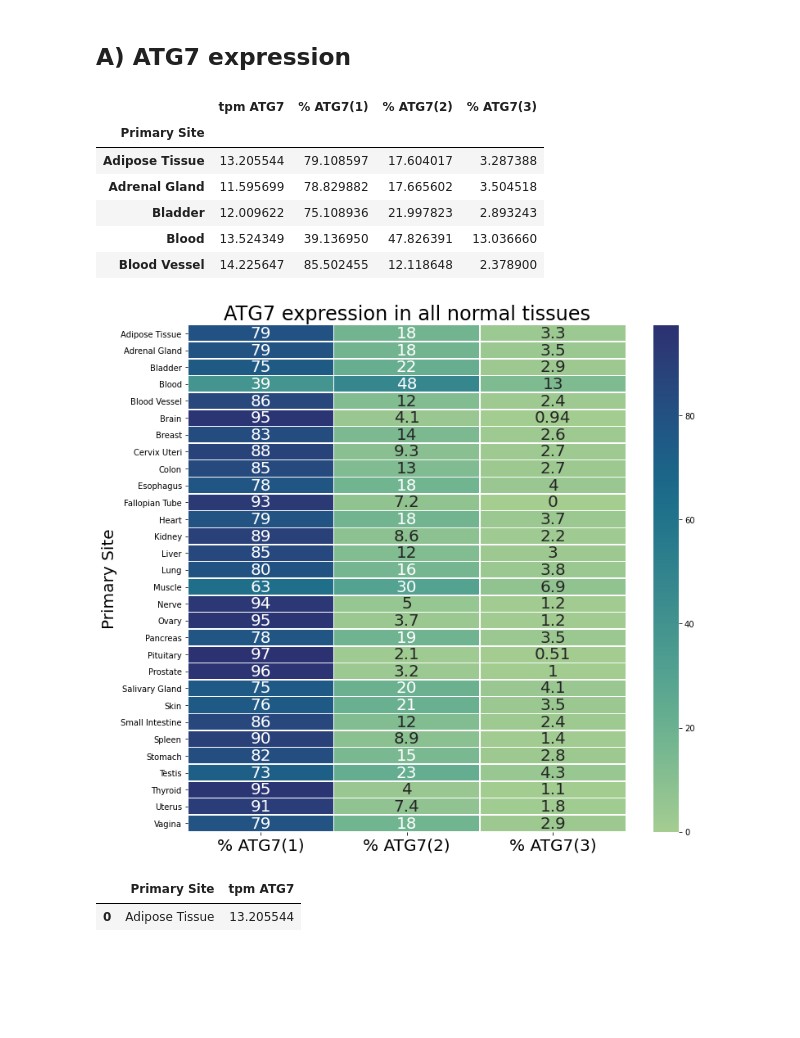
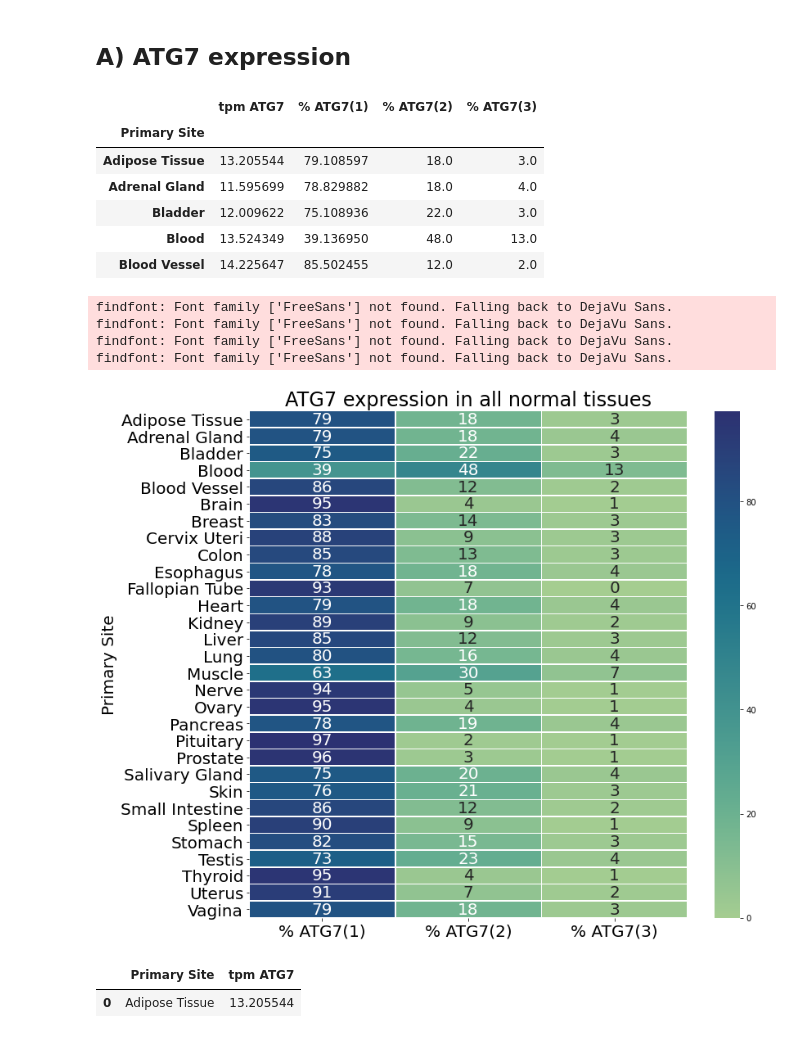
Before and after one commit to Keviosta/Article_short_isoform_ATG7_private, a Jupyter notebook: ATG7/atg7_all_tissue_analyse/ATG7 characterisation/all_organs_ATG7_isoform_characterisation.ipynb, the cells around one changed output. Drawn from its saved outputs; the diff is of its cells as text; code cells hidden in the pictures; blank space fills up the shorter version.

```diff
--- a/ATG7/atg7_all_tissue_analyse/ATG7 characterisation/all_organs_ATG7_isoform_characterisation.ipynb
+++ b/ATG7/atg7_all_tissue_analyse/ATG7 characterisation/all_organs_ATG7_isoform_characterisation.ipynb
@@ -51,18 +51,22 @@ df_sampletype= df_ATG7_Normal[['Primary_Site',
                                'ATG7_2perc',
                                'ATG7_3perc']]
 
-df_sampletype = df_sampletype.assign(ATG7_3perc =  df_sampletype['ATG7_3perc'].abs(),
+df_sampletype = df_sampletype.assign(ATG7_3perc = df_sampletype['ATG7_3perc'].abs(),
                                      ATG7_2perc = df_sampletype['ATG7_2perc'].abs())
 
 #Column rename
 df_sampletype = df_sampletype.rename(columns = {'Primary_Site' : 'Primary Site',
-                                        'ATG7_total': 'tpm ATG7',
-                                        'ATG7_1perc' : "% ATG7(1)",
-                                        'ATG7_2perc' : "% ATG7(2)",
-                                        'ATG7_3perc' : "% ATG7(3)"})
+                                                'ATG7_total': 'tpm ATG7',
+                                                'ATG7_1perc' : "% ATG7(1)",
+                                                'ATG7_2perc' : "% ATG7(2)",
+                                                'ATG7_3perc' : "% ATG7(3)"})
 
 #Groupby to have merge of all the primary site
 df_sampletype= df_sampletype.groupby('Primary Site').agg(numpy.mean)
+
+#no decimal
+df_sampletype['% ATG7(2)'] = df_sampletype['% ATG7(2)'].round(0)
+df_sampletype['% ATG7(3)'] = df_sampletype['% ATG7(3)'].round(0)
 
 #To not have 1E-06 I change it to zero
 df_sampletype['% ATG7(3)']['Fallopian Tube'] = 0
@@ -71,21 +75,26 @@ df_sampletype.head()
 # %% [output]
 |  | tpm ATG7 | % ATG7(1) | % ATG7(2) | % ATG7(3) |
 | Primary Site |  |  |  |  |
-| Adipose Tissue | 13.205544 | 79.108597 | 17.604017 | 3.287388 |
-| Adrenal Gland | 11.595699 | 78.829882 | 17.665602 | 3.504518 |
-| Bladder | 12.009622 | 75.108936 | 21.997823 | 2.893243 |
-| Blood | 13.524349 | 39.136950 | 47.826391 | 13.036660 |
-| Blood Vessel | 14.225647 | 85.502455 | 12.118648 | 2.378900 |
+| Adipose Tissue | 13.205544 | 79.108597 | 18.0 | 3.0 |
+| Adrenal Gland | 11.595699 | 78.829882 | 18.0 | 4.0 |
+| Bladder | 12.009622 | 75.108936 | 22.0 | 3.0 |
+| Blood | 13.524349 | 39.136950 | 48.0 | 13.0 |
+| Blood Vessel | 14.225647 | 85.502455 | 12.0 | 2.0 |
 # %%
 HeatMap_df_sampletype = df_sampletype[['% ATG7(1)', '% ATG7(2)', '% ATG7(3)']]
 heatmap = seaborn.heatmap(HeatMap_df_sampletype, annot=True, cmap="crest", linewidths=.5)
 plt.title('ATG7 expression in all normal tissues')
+plt.yticks(fontsize=20)
 plt.subplots_adjust(top=1.2)
 
 path = 'ATG7/figs_ATG7_characterisation/'
 plt.savefig(output_file_directory+path+'heatmap_organs.svg')
 # %% [output]
+findfont: Font family ['FreeSans'] not found. Falling back to DejaVu Sans.
+findfont: Font family ['FreeSans'] not found. Falling back to DejaVu Sans.
+findfont: Font family ['FreeSans'] not found. Falling back to DejaVu Sans.
+findfont: Font family ['FreeSans'] not found. Falling back to DejaVu Sans.
-[figure, old version]
+[figure, new version]
 # %%
 # df with only Normal
 hist_df_sampletype = df_sampletype.reset_index()
```
Also changed, not shown: parts of 4 cells of this notebook.
